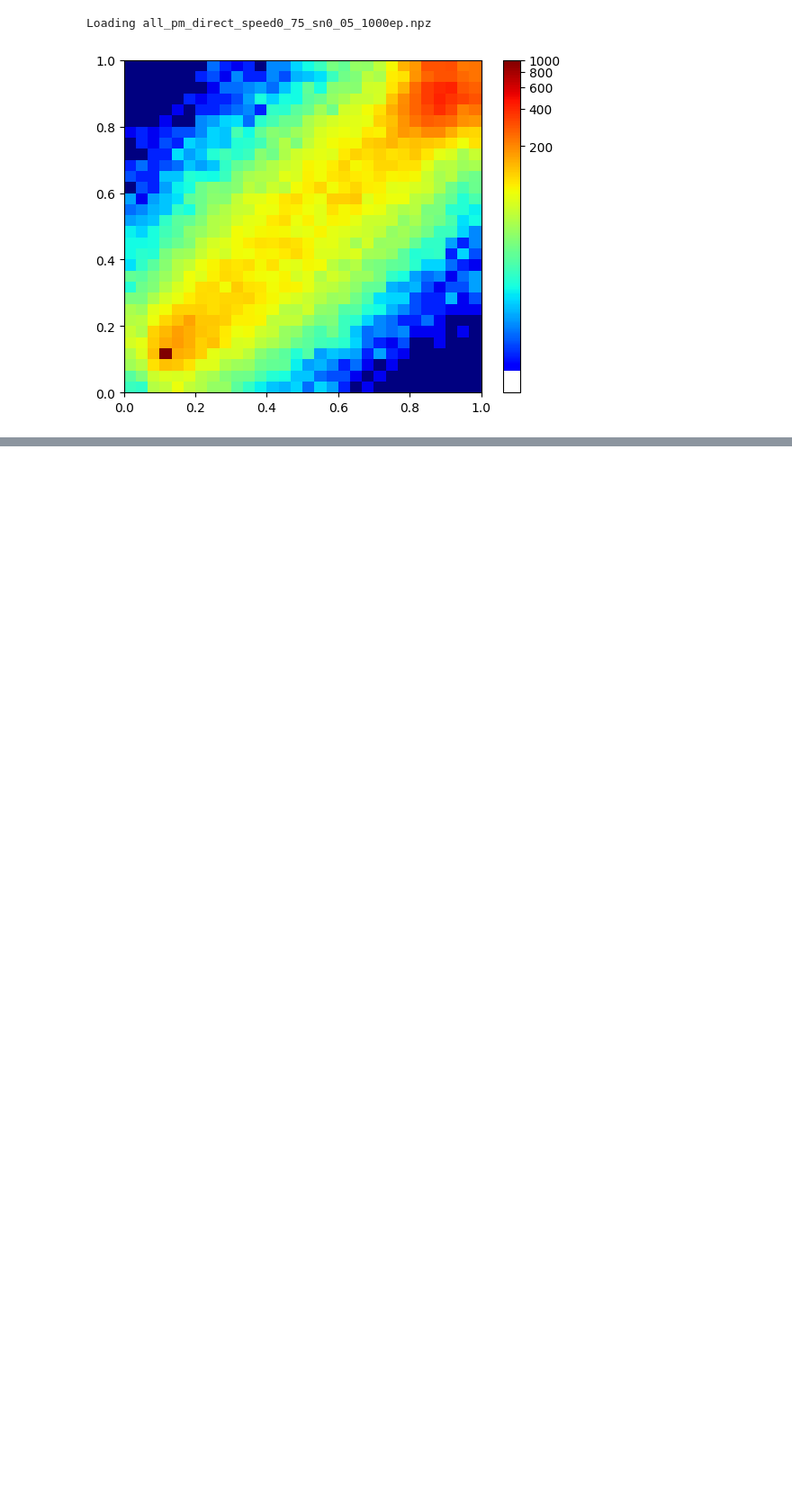
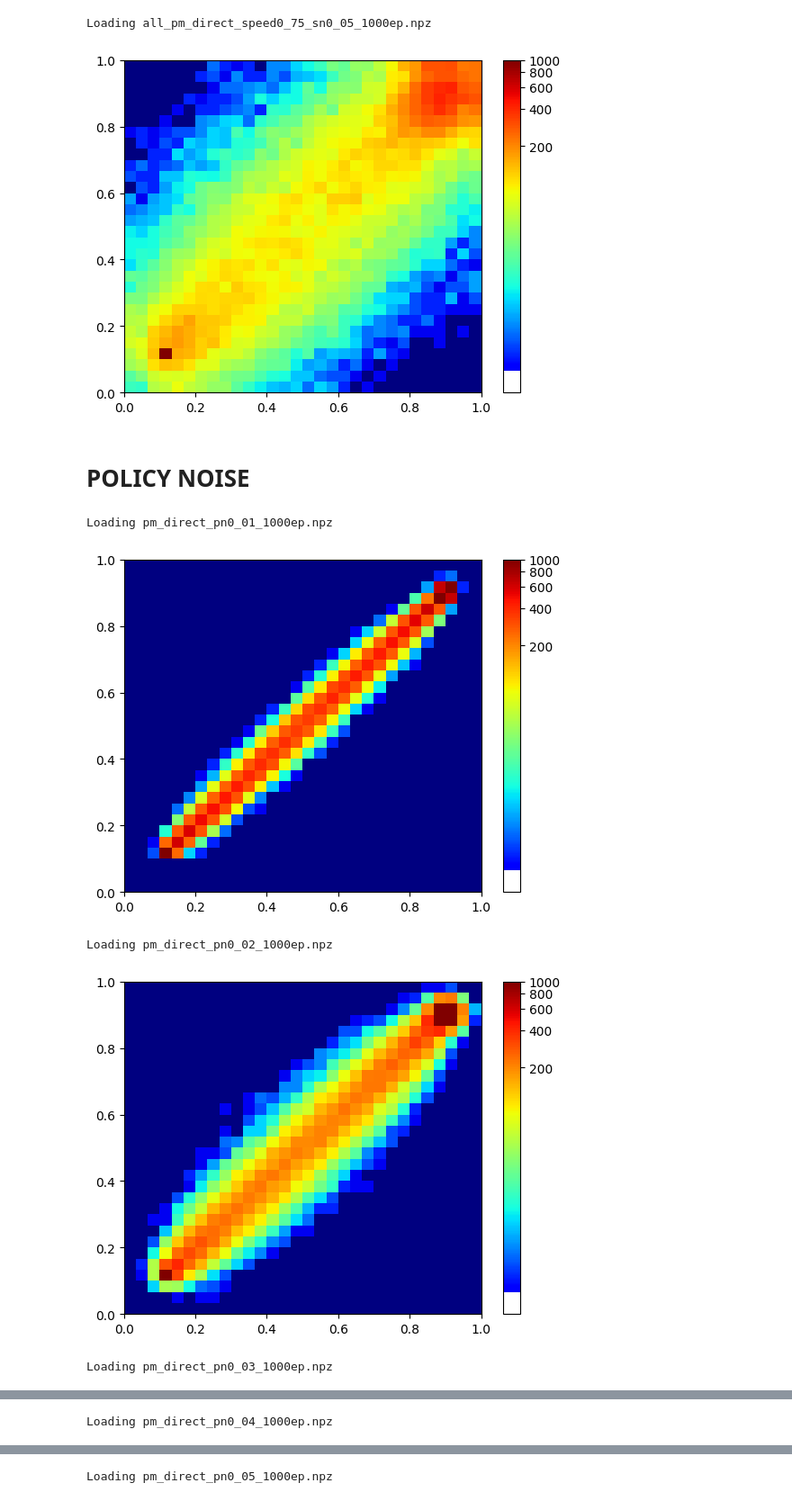
Before and after one commit to manasi-sharma/muse_latest, a Jupyter notebook: scripts/jupyter/pm_analysis.ipynb, the cells around one changed output, grey strips where cells are left out. Shown at 90% size. Drawn from its saved outputs; the diff is of its cells as text; code cells hidden in the pictures; blank space fills up the shorter version.

```diff
--- a/scripts/jupyter/pm_analysis.ipynb
+++ b/scripts/jupyter/pm_analysis.ipynb
@@ -134,3 +134,23 @@ Loading all_pm_direct_speed0_75_sn0_03_1000ep.npz
 [figure]
 Loading all_pm_direct_speed0_75_sn0_05_1000ep.npz
 [figure]
+# %% [markdown]
+# POLICY NOISE
+# %%
+names = [
+    'pm_direct_pn0_01_1000ep.npz',
+    'pm_direct_pn0_02_1000ep.npz',
+    'pm_direct_pn0_03_1000ep.npz',
+    'pm_direct_pn0_04_1000ep.npz',
+    'pm_direct_pn0_05_1000ep.npz',
+]
+for name in names:
+    file = f'experiments/pmhvs/collection/{name}'
+    print("Loading", name)
+    plot_2d_state_heatmap(dict(np.load(file, allow_pickle=True)), t1=None)
+# %% [output]
+Loading pm_direct_pn0_01_1000ep.npz
+[figure, added]
+Loading pm_direct_pn0_02_1000ep.npz
+[figure, added]
+Loading pm_direct_pn0_03_1000ep.npz
@@ -136,0 +158 @@ Loading all_pm_direct_speed0_75_sn0_05_1000ep.npz
+Loading pm_direct_pn0_04_1000ep.npz
@@ -136,0 +160 @@ Loading all_pm_direct_speed0_75_sn0_05_1000ep.npz
+Loading pm_direct_pn0_05_1000ep.npz
```
Also changed, not shown: parts of 6 cells of this notebook.
